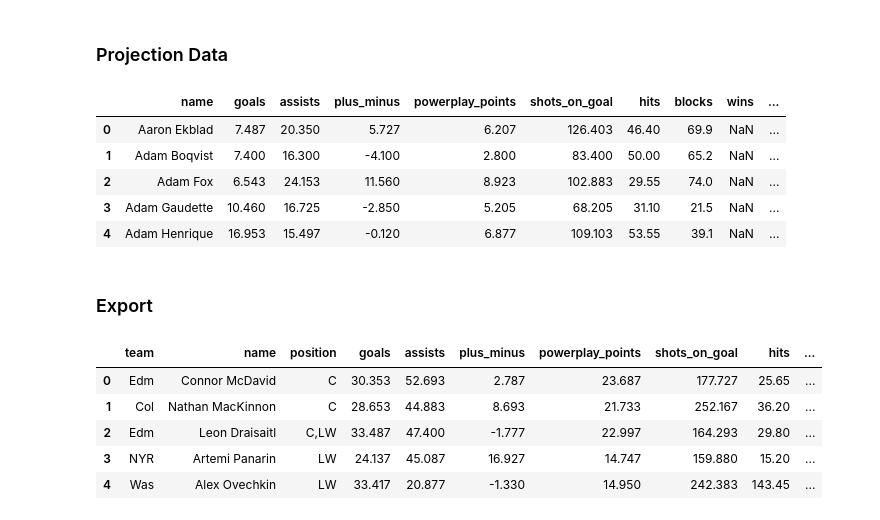
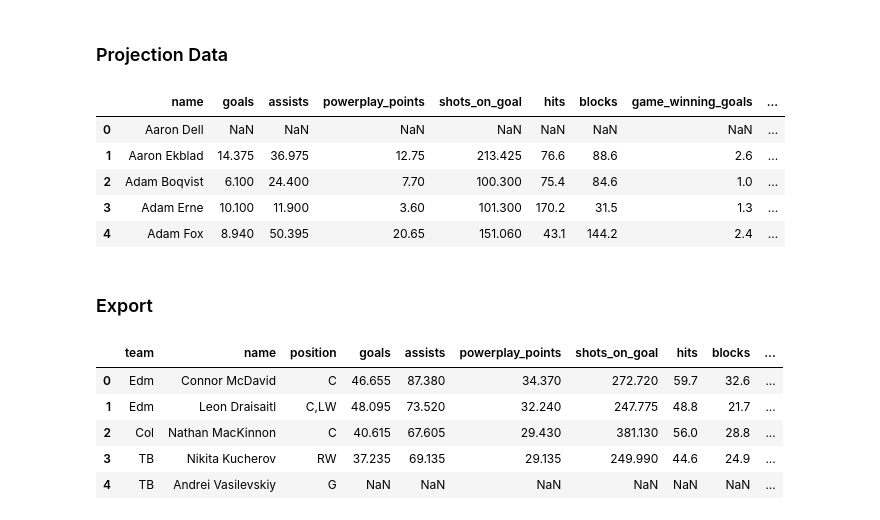
Before and after one commit to maxhumber/fantasy, a Jupyter notebook: draft/notebooks/01-projections.ipynb, the cells around one changed output. Cells and saved outputs as stored; diff of their text form; code cells hidden in the pictures.

```diff
--- a/draft/notebooks/01-projections.ipynb
+++ b/draft/notebooks/01-projections.ipynb
@@ -8,8 +8,8 @@ pd.options.display.max_rows = 1_000
 # %% [markdown]
 ### Categories
 # %%
-SKATER_CATEGORIES = ['goals', 'assists', 'plus_minus', 'powerplay_points', 'shots_on_goal', 'hits', 'blocks']
-GOALIE_CATEGORIES = ["wins", "save_percentage", "goals_against_average", "saves", "shutouts"]
+SKATER_CATEGORIES = ['goals', 'assists', 'powerplay_points', 'shots_on_goal', 'hits', 'blocks', "game_winning_goals"]
+GOALIE_CATEGORIES = ["wins", "save_percentage", "saves", "shutouts"]
 # %% [markdown]
 ### Players
 # %%
@@ -29,51 +29,44 @@ df.head()
 # %%
 prj = pd.concat([
     pd.read_csv("../data/projections-cbs_com.csv"),
-    pd.read_csv("../data/projections-dailyfaceoff_com.csv"),
-    pd.read_csv("../data/projections-yahoo_com.csv")
+    pd.read_csv("../data/projections-dfo.csv"),
 ])
 # %%
-prj = pd.concat([
-    pd.read_csv("../data/projections-cbs_com.csv"),
-    pd.read_csv("../data/projections-dailyfaceoff_com.csv"),
-    pd.read_csv("../data/projections-yahoo_com.csv")
-])
-
 # fix weird assists issue
 prj["assists"] = prj["assists"].apply(pd.to_numeric, errors="coerce")
 
 # goals against average is a negative thing
 prj["goals_against_average"] = -prj["goals_against_average"]
 
 # reduce
 prj = (
     prj
     [["name"] + SKATER_CATEGORIES + GOALIE_CATEGORIES]
     .groupby("name")
     .mean()
     .round(3)
     .reset_index()
 )
 
 prj.head()
 # %% [output]
-|  | name | goals | assists | plus_minus | powerplay_points | shots_on_goal | hits | blocks | wins | ... |
-| 0 | Aaron Ekblad | 7.487 | 20.350 | 5.727 | 6.207 | 126.403 | 46.40 | 69.9 | NaN | ... |
-| 1 | Adam Boqvist | 7.400 | 16.300 | -4.100 | 2.800 | 83.400 | 50.00 | 65.2 | NaN | ... |
-| 2 | Adam Fox | 6.543 | 24.153 | 11.560 | 8.923 | 102.883 | 29.55 | 74.0 | NaN | ... |
-| 3 | Adam Gaudette | 10.460 | 16.725 | -2.850 | 5.205 | 68.205 | 31.10 | 21.5 | NaN | ... |
-| 4 | Adam Henrique | 16.953 | 15.497 | -0.120 | 6.877 | 109.103 | 53.55 | 39.1 | NaN | ... |
+|  | name | goals | assists | powerplay_points | shots_on_goal | hits | blocks | game_winning_goals | ... |
+| 0 | Aaron Dell | NaN | NaN | NaN | NaN | NaN | NaN | NaN | ... |
+| 1 | Aaron Ekblad | 14.375 | 36.975 | 12.75 | 213.425 | 76.6 | 88.6 | 2.6 | ... |
+| 2 | Adam Boqvist | 6.100 | 24.400 | 7.70 | 100.300 | 75.4 | 84.6 | 1.0 | ... |
+| 3 | Adam Erne | 10.100 | 11.900 | 3.60 | 101.300 | 170.2 | 31.5 | 1.3 | ... |
+| 4 | Adam Fox | 8.940 | 50.395 | 20.65 | 151.060 | 43.1 | 144.2 | 2.4 | ... |
 # %% [markdown]
 ### Export
 # %%
 df = pd.merge(df, prj, how="inner", on="name")
 df.head()
 # %% [output]
-|  | team | name | position | goals | assists | plus_minus | powerplay_points | shots_on_goal | hits | ... |
-| 0 | Edm | Connor McDavid | C | 30.353 | 52.693 | 2.787 | 23.687 | 177.727 | 25.65 | ... |
-| 1 | Col | Nathan MacKinnon | C | 28.653 | 44.883 | 8.693 | 21.733 | 252.167 | 36.20 | ... |
-| 2 | Edm | Leon Draisaitl | C,LW | 33.487 | 47.400 | -1.777 | 22.997 | 164.293 | 29.80 | ... |
-| 3 | NYR | Artemi Panarin | LW | 24.137 | 45.087 | 16.927 | 14.747 | 159.880 | 15.20 | ... |
-| 4 | Was | Alex Ovechkin | LW | 33.417 | 20.877 | -1.330 | 14.950 | 242.383 | 143.45 | ... |
+|  | team | name | position | goals | assists | powerplay_points | shots_on_goal | hits | blocks | ... |
+| 0 | Edm | Connor McDavid | C | 46.655 | 87.380 | 34.370 | 272.720 | 59.7 | 32.6 | ... |
+| 1 | Edm | Leon Draisaitl | C,LW | 48.095 | 73.520 | 32.240 | 247.775 | 48.8 | 21.7 | ... |
+| 2 | Col | Nathan MacKinnon | C | 40.615 | 67.605 | 29.430 | 381.130 | 56.0 | 28.8 | ... |
+| 3 | TB | Nikita Kucherov | RW | 37.235 | 69.135 | 29.135 | 249.990 | 44.6 | 24.9 | ... |
+| 4 | TB | Andrei Vasilevskiy | G | NaN | NaN | NaN | NaN | NaN | NaN | ... |
 # %%
 df.to_csv("../data/projections-generated.csv", index=False)
```
Also changed, not shown: parts of 1 cell of this notebook, 34 other files.
